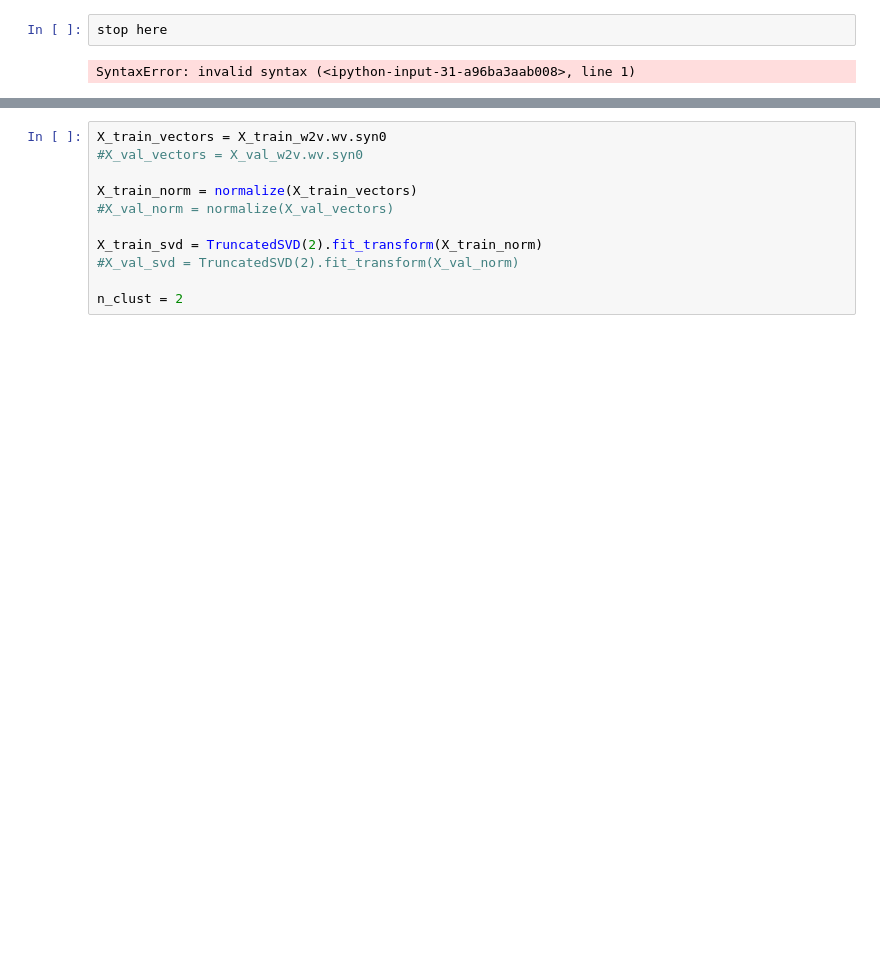
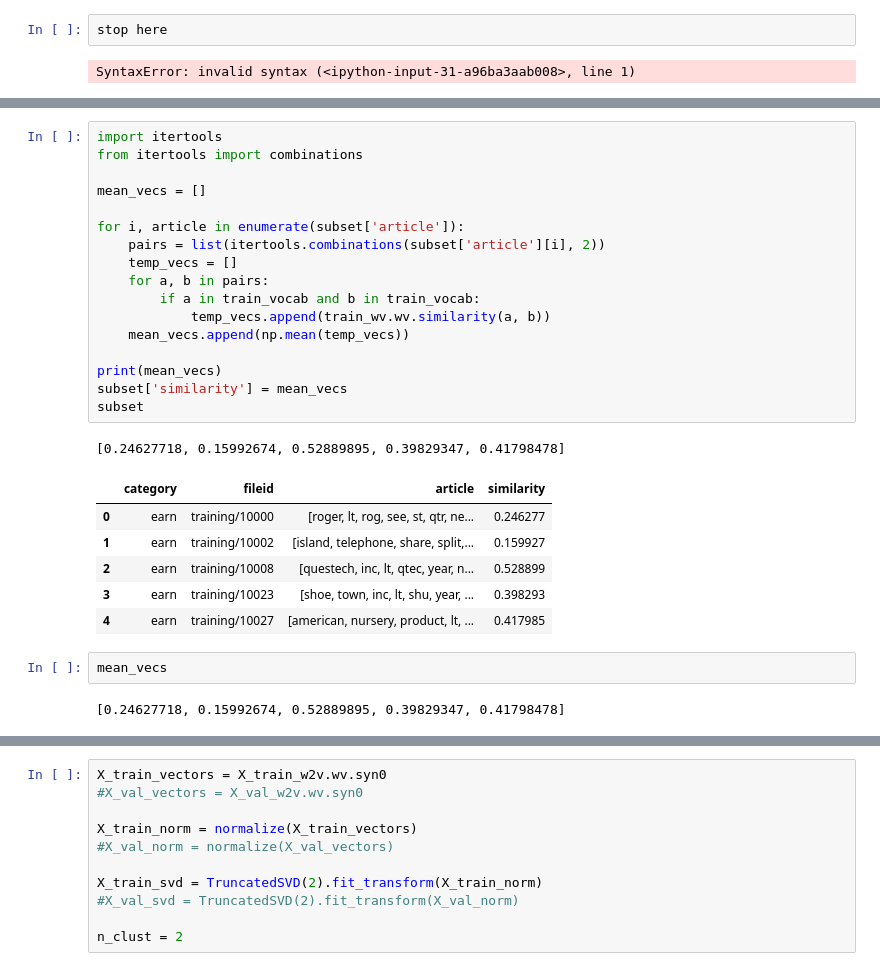
Before and after one commit to brianmcguckin/thinkful_unit_04_capstone, a Jupyter notebook: 04_capstone_v0.2.ipynb, the cells around one changed output, grey strips where cells are left out. Cells and saved outputs as stored; diff of their text form; blank space fills up the shorter version.

```diff
--- a/04_capstone_v0.2.ipynb
+++ b/04_capstone_v0.2.ipynb
@@ -790,0 +896,29 @@ X_train_w2v = word2vec.Word2Vec(X_train,
+# %%
+import itertools
+from itertools import combinations
+
+mean_vecs = []
+
+for i, article in enumerate(subset['article']):
+    pairs = list(itertools.combinations(subset['article'][i], 2))
+    temp_vecs = []
+    for a, b in pairs:
+        if a in train_vocab and b in train_vocab:
+            temp_vecs.append(train_wv.wv.similarity(a, b))
+    mean_vecs.append(np.mean(temp_vecs))
+
+print(mean_vecs)
+subset['similarity'] = mean_vecs
+subset
+# %% [output]
+[0.24627718, 0.15992674, 0.52889895, 0.39829347, 0.41798478]
+|  | category | fileid | article | similarity |
+| 0 | earn | training/10000 | [roger, lt, rog, see, st, qtr, ne... | 0.246277 |
+| 1 | earn | training/10002 | [island, telephone, share, split,... | 0.159927 |
+| 2 | earn | training/10008 | [questech, inc, lt, qtec, year, n... | 0.528899 |
+| 3 | earn | training/10023 | [shoe, town, inc, lt, shu, year, ... | 0.398293 |
+| 4 | earn | training/10027 | [american, nursery, product, lt, ... | 0.417985 |
+# %%
+mean_vecs
+# %% [output]
+[0.24627718, 0.15992674, 0.52889895, 0.39829347, 0.41798478]
```
Also changed, not shown: parts of 35 cells of this notebook.
